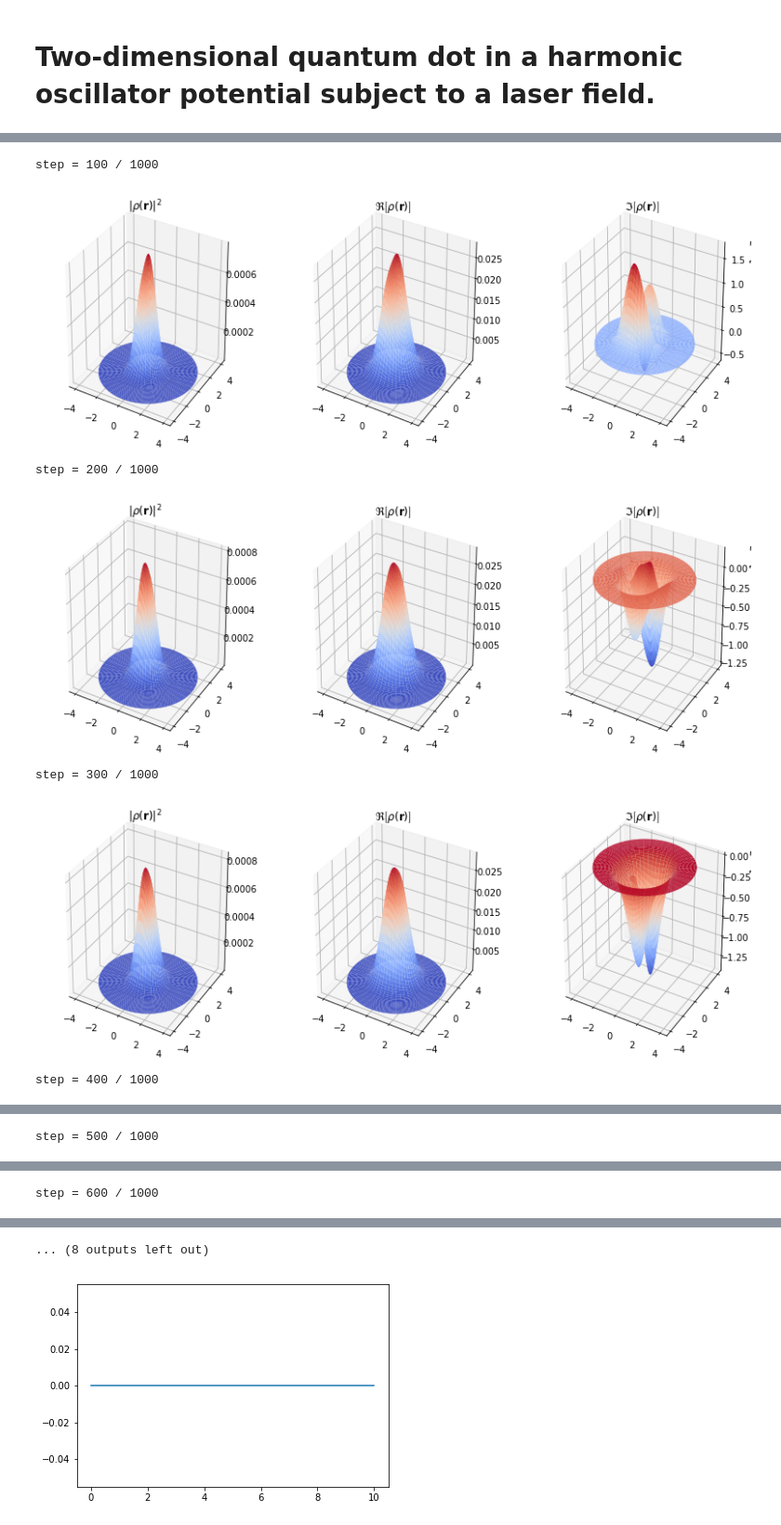
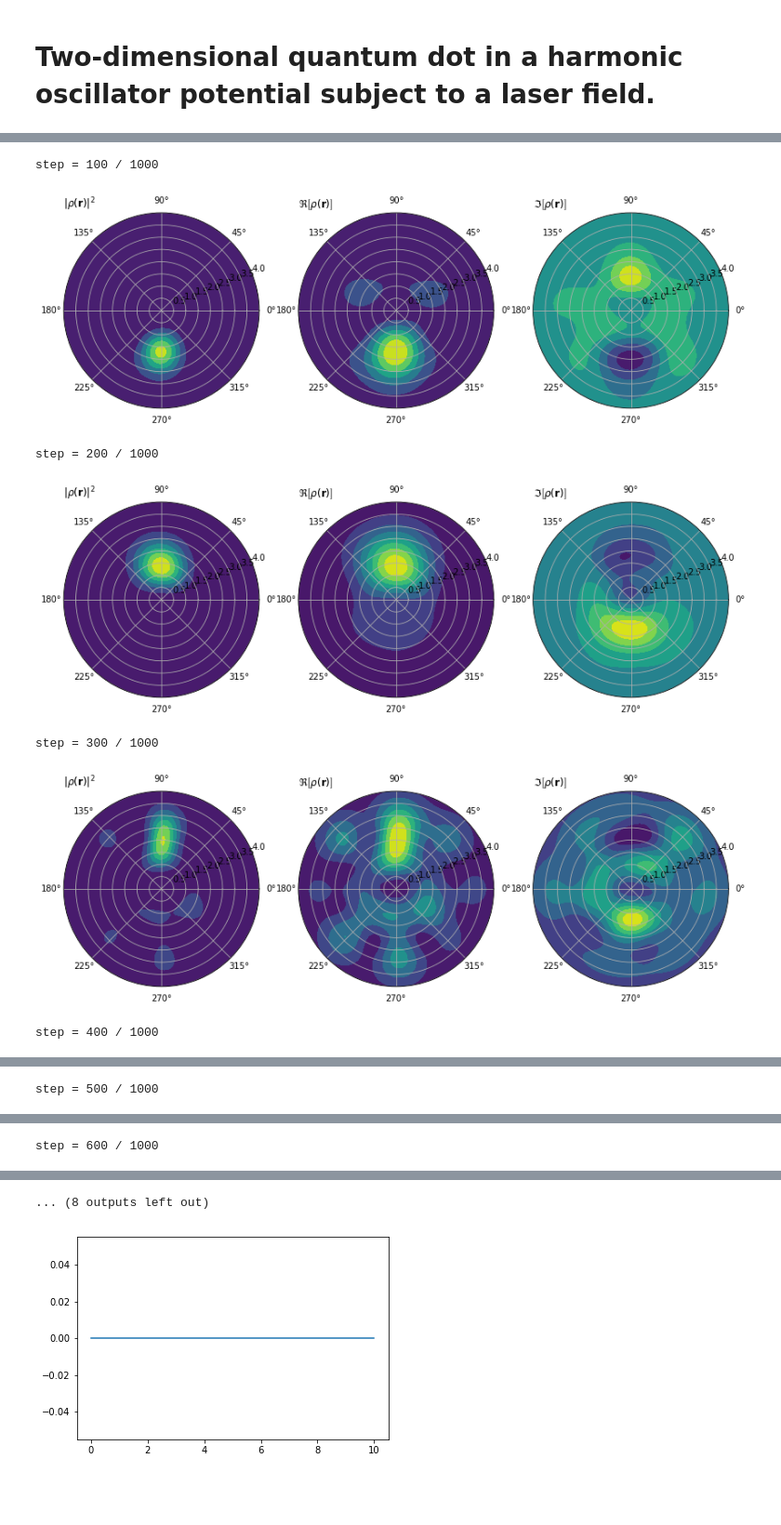
Before and after one commit to HyQD/coupled-cluster, a Jupyter notebook: scripts/2d-ho-quantum-dot.ipynb, the cells around one changed output, grey strips where cells are left out. Shown at 93% size. Saved outputs shown, nothing was run; the diff lists cells and outputs as text; code cells hidden in the pictures; blank space fills up the shorter version.

```diff
--- a/scripts/2d-ho-quantum-dot.ipynb
+++ b/scripts/2d-ho-quantum-dot.ipynb
@@ -31,7 +31,7 @@ l = 30
 
 radius = 4
 num_grid_points = 401
-omega = 1
+omega = 0.5
 mass = 1
 
 tdho = TwoDimensionalHarmonicOscillator(n, l, radius, num_grid_points, omega=omega, mass=mass)
@@ -46,5 +46,5 @@ Ehf: (3.161921401725485+0j)
 # %%
-laser = LaserField(LaserPulse(omega=3.6079, strength=1))
+laser = LaserField(LaserPulse(omega=3.6079, strength=3))
 
 polarization_vector = np.zeros(2)
 polarization_vector[0] = 1
@@ -140,7 +142,7 @@ psi_overlap[0] = oatdccd.compute_time_dependent_overlap()
 td_energies[0] = oatdccd.compute_energy()
 # %%
 step_final = num_timesteps - 1
-plot_3d = True
+plot_3d = False
 plot_step_freq = 100
 
 for i, amp in enumerate(oatdccd.solve(time_points)):
@@ -166,36 +168,36 @@ for i, amp in enumerate(oatdccd.solve(time_points)):
         ax = fig.add_subplot(1, 3, 3, polar=True)
         ax.set_title(r"$\Im\left[\rho(\mathbf{r})\right]$", loc="left")
         plt.contourf(tdho.T, tdho.R, rho.imag)
 
         plt.show()
 
     if plot_3d and step % plot_step_freq == 0:
         rho = oatdccd.compute_particle_density()
 
         fig = plt.figure(figsize=(14, 5))
         ax = fig.add_subplot(1, 3, 1, projection="3d")
 
         ax.plot_surface(X, Y, np.abs(rho * rho.conj()), cmap=cm.coolwarm)
         plt.title(r"$|\rho(\mathbf{r})|^2$")
 
         #fig = plt.figure(figsize=(10, 8))
         ax = fig.add_subplot(1, 3, 2, projection="3d")
 
         ax.plot_surface(X, Y, rho.real, cmap=cm.coolwarm)
         plt.title(r"$\Re\left[\rho(\mathbf{r})\right]$")
 
         #fig = plt.figure(figsize=(10, 8))
         ax = fig.add_subplot(1, 3, 3, projection="3d")
 
         ax.plot_surface(X, Y, rho.imag, cmap=cm.coolwarm)
         plt.title(r"$\Im\left[\rho(\mathbf{r})\right]$")
 
         plt.show()
 # %% [output]
 step = 100 / 1000
-[figure, old version]
+[figure, new version]
 step = 200 / 1000
-[figure, old version]
+[figure, new version]
 step = 300 / 1000
-[figure, old version]
+[figure, new version]
 step = 400 / 1000
```
Also changed, not shown: parts of 8 cells of this notebook.
